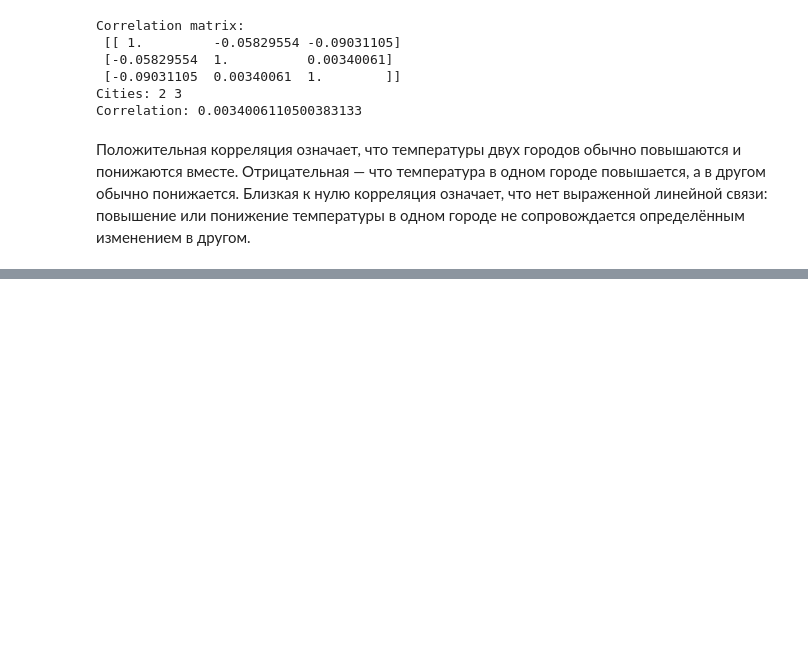
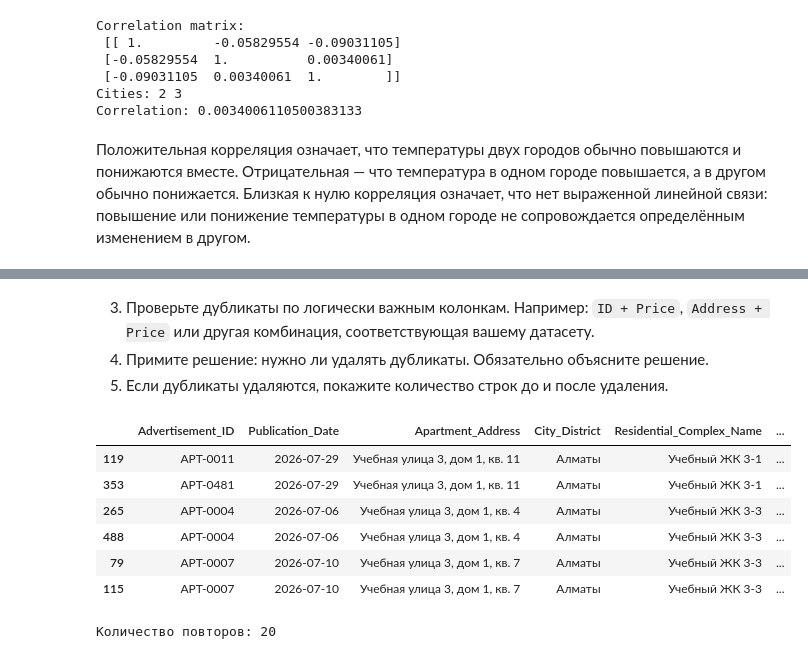
Before and after one commit to DIas-code/AITU, a Jupyter notebook: Programing for data analysis/assignment2/assignment2.ipynb, the cells around one changed output, grey strips where cells are left out. Cells and saved outputs as stored; diff of their text form; code cells hidden in the pictures; blank space fills up the shorter version.

```diff
--- a/Programing for data analysis/assignment2/assignment2.ipynb
+++ b/Programing for data analysis/assignment2/assignment2.ipynb
@@ -536,0 +549,5 @@ Correlation: 0.0034006110500383133
+# %%
+import pandas as pd
+import numpy as np
+df = pd.read_csv('apartments_source.csv')
+print(f'первые 5: \n{df.head()}\n последние 5: \n{df.tail()}')
@@ -536,0 +674,20 @@ Correlation: 0.0034006110500383133
+# %% [markdown]
+3. Проверьте дубликаты по логически важным колонкам. Например: `ID + Price`, `Address + Price` или другая комбинация, соответствующая вашему датасету.
+4. Примите решение: нужно ли удалять дубликаты. Обязательно объясните решение.
+5. Если дубликаты удаляются, покажите количество строк до и после удаления.
+# %%
+key_columns = ['Apartment_Address', 'Apartment_Price_KZT']
+
+duplicates_mask = df.duplicated(subset=key_columns, keep=False)
+
+display(df[duplicates_mask].sort_values(key_columns).head(6))
+print(f'Количество повторов: {df.duplicated(subset=key_columns).sum()}')
+# %% [output]
+|  | Advertisement_ID | Publication_Date | Apartment_Address | City_District | Residential_Complex_Name | ... |
+| 119 | APT-0011 | 2026-07-29 | Учебная улица 3, дом 1, кв. 11 | Алматы | Учебный ЖК 3-1 | ... |
+| 353 | APT-0481 | 2026-07-29 | Учебная улица 3, дом 1, кв. 11 | Алматы | Учебный ЖК 3-1 | ... |
+| 265 | APT-0004 | 2026-07-06 | Учебная улица 3, дом 1, кв. 4 | Алматы | Учебный ЖК 3-3 | ... |
+| 488 | APT-0004 | 2026-07-06 | Учебная улица 3, дом 1, кв. 4 | Алматы | Учебный ЖК 3-3 | ... |
+| 79 | APT-0007 | 2026-07-10 | Учебная улица 3, дом 1, кв. 7 | Алматы | Учебный ЖК 3-3 | ... |
+| 115 | APT-0007 | 2026-07-10 | Учебная улица 3, дом 1, кв. 7 | Алматы | Учебный ЖК 3-3 | ... |
+Количество повторов: 20
```
Also changed, not shown: parts of 11 cells of this notebook, 13 other files.
